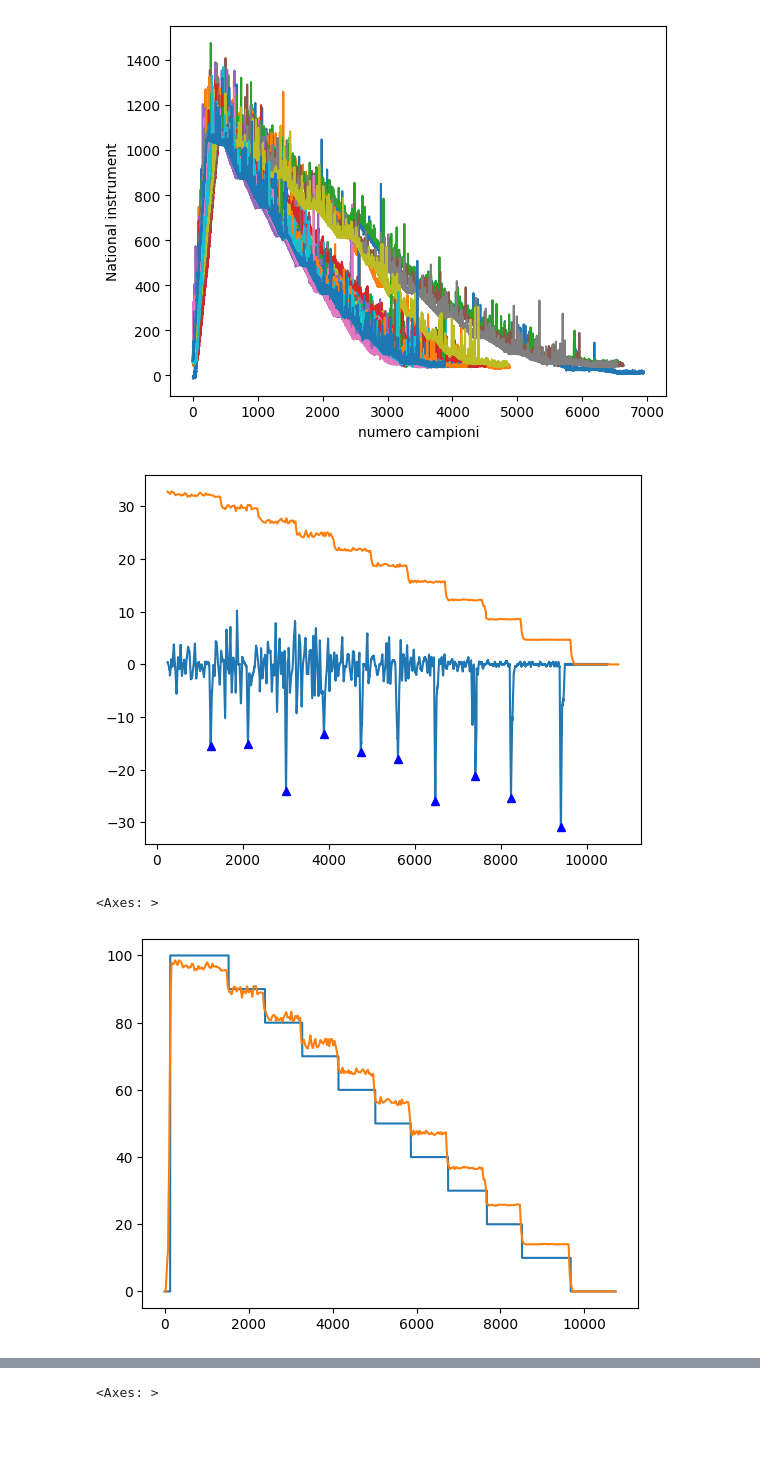
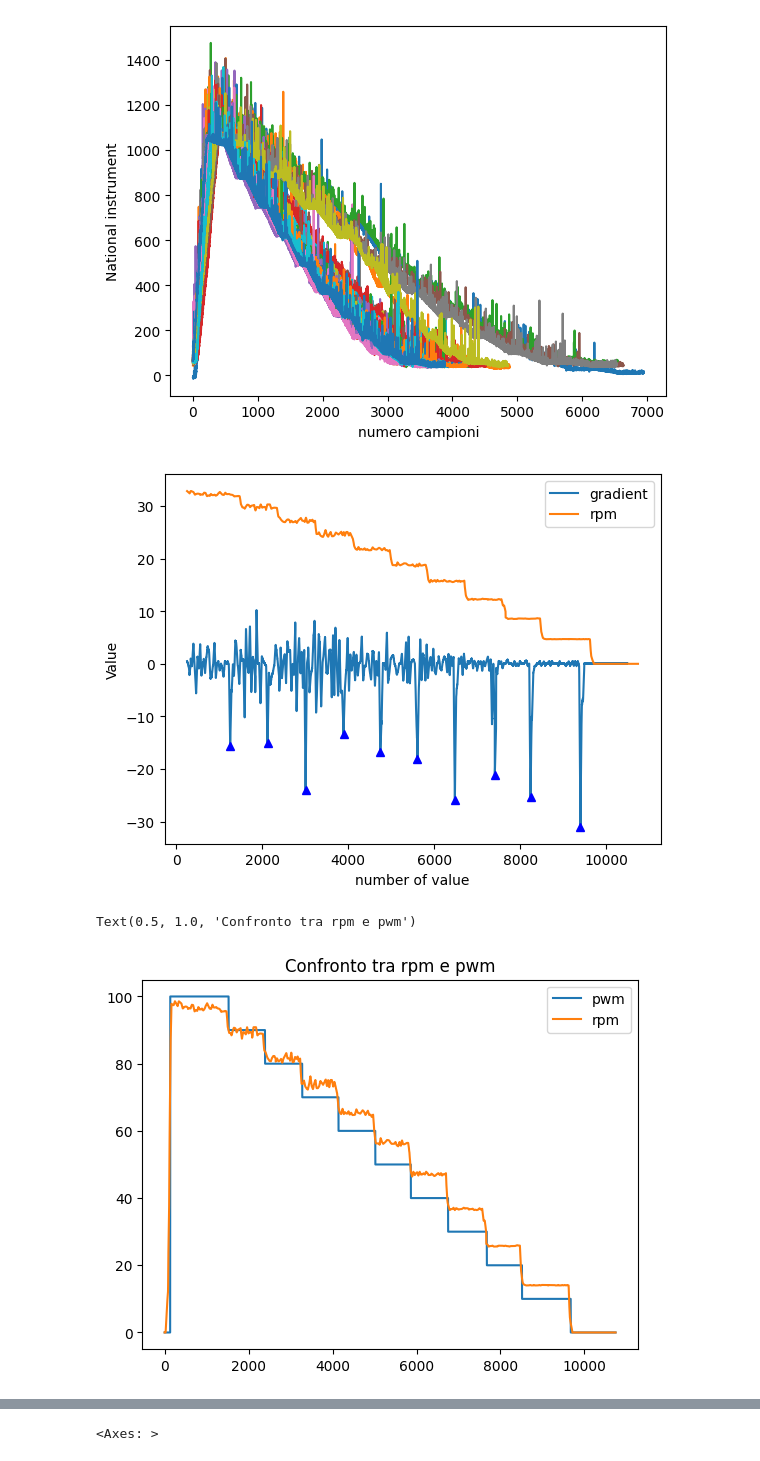
Before and after one commit to Simone-Scalella/Manutenzione_preventiva, a Jupyter notebook: analisi_full_dis.ipynb, the cells around one changed output, grey strips where cells are left out. Saved outputs shown, nothing was run; the diff lists cells and outputs as text; code cells hidden in the pictures; blank space fills up the shorter version.

```diff
--- a/analisi_full_dis.ipynb
+++ b/analisi_full_dis.ipynb
@@ -113,20 +113,25 @@ Minindexes = gradientDataframe.iloc[ilocs_min].nsmallest(10,0, keep='first').ind
 fig, ax = plt.subplots(1, 1)
 gradientDataframe[250:].plot(ax=ax,legend=False)
 (allRPM[0]['rpm'][250:]/300).plot(ax=ax,legend=False)
+ax.legend(('gradient', 'rpm'))
+ax.set_xlabel('number of value')
+ax.set_ylabel('Value')
 
 gradientDataframe.iloc[Minindexes].plot(style='.', lw=10, color='blue', marker="^",ax=ax,legend=False);
 # %% [output]
-[figure, old version]
+[figure, new version]
 # %%
 allPWM = [None] * len(allNI)
 dim = max([len(allNI[0].index),len(allRPM[0].index),len(all_Volts[0].index)])
 
 allPWM[0] = pd.DataFrame(getPWM(allRPM[0]),columns=['pwm'])
-allPWM[0]['pwm'].plot()
-(allRPM[0]['rpm']/100).plot()
+allPWM[0]['pwm'].plot(label='pwm')
+(allRPM[0]['rpm']/100).plot(label='rpm')
+plt.legend()
+plt.title('Confronto tra rpm e pwm')
 # %% [output]
-<Axes: >
+Text(0.5, 1.0, 'Confronto tra rpm e pwm')
-[figure, old version]
+[figure, new version]
 # %%
 allPWM = [None] * len(allNI)
 pwm_min,pwm_max,pwm_offset = 1000,2000,1000
```
Also changed, not shown: parts of 3 cells of this notebook, 57 other files.
